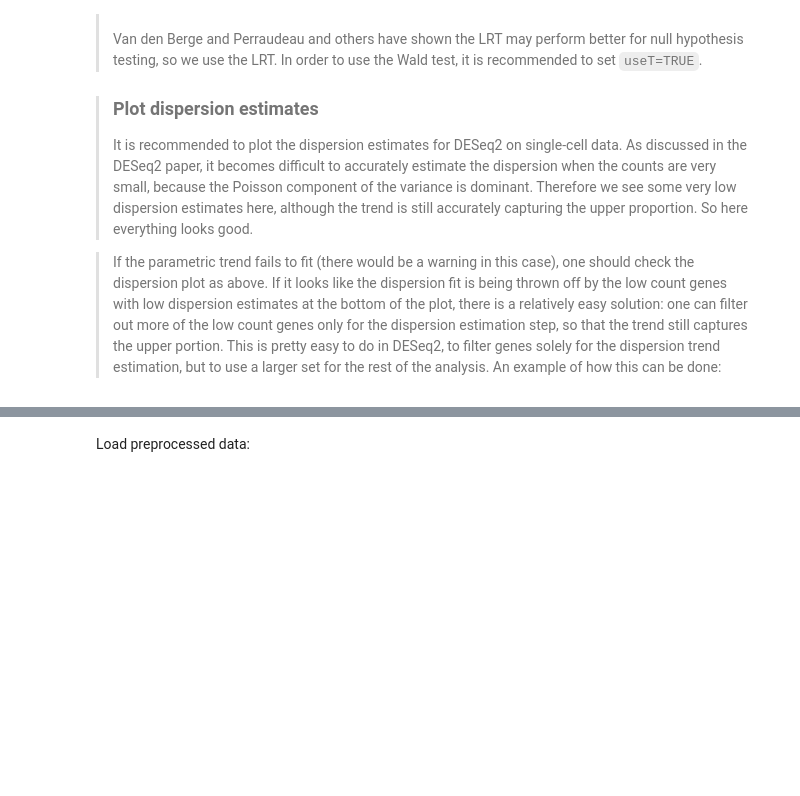
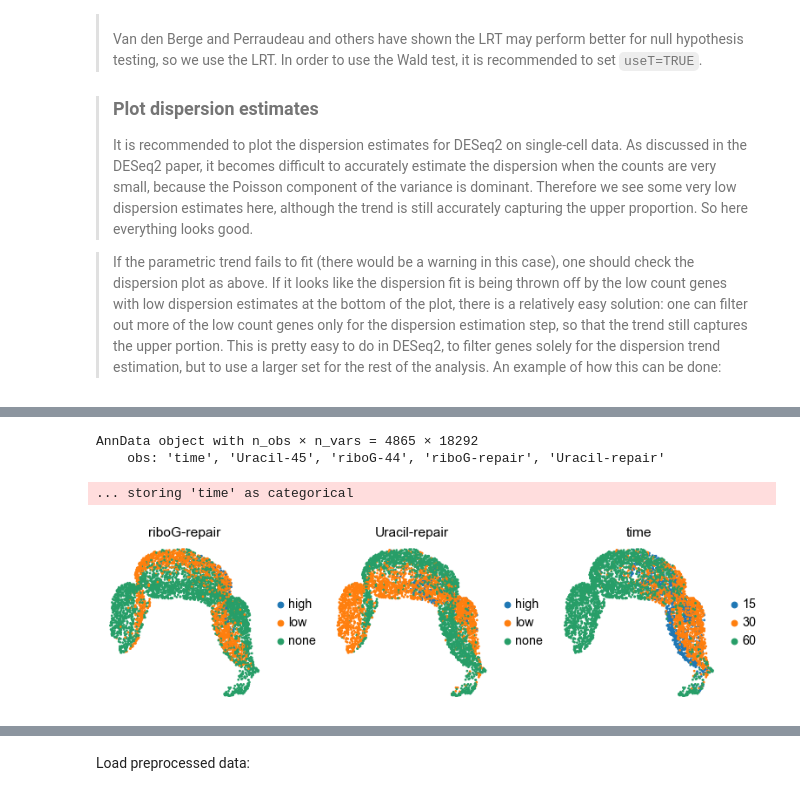
Before and after one commit to abearab/sc-haircut-net, a Jupyter notebook: differential-analysis.ipynb, the cells around one changed output, grey strips where cells are left out. Saved outputs shown, nothing was run; the diff lists cells and outputs as text; code cells hidden in the pictures; blank space fills up the shorter version.

```diff
--- a/differential-analysis.ipynb
+++ b/differential-analysis.ipynb
@@ -60,0 +72,18 @@ https://hbctraining.github.io/scRNA-seq/lessons/pseudobulk_DESeq2_scrnaseq.html
+# %%
+mix = sc.read_h5ad('preprocessing/mix.h5ad.gz')
+
+mix
+# %% [output]
+AnnData object with n_obs × n_vars = 4865 × 18292
+    obs: 'time', 'Uracil-45', 'riboG-44', 'riboG-repair', 'Uracil-repair'
+# %%
+mix_copy = mix
+# %%
+cluster(mix_copy)
+
+mix_copy.obs.time = mix_copy.obs.time.astype('string')
+# %%
+sc.pl.umap(mix_copy, color=['riboG-repair','Uracil-repair','time'])
+# %% [output]
+... storing 'time' as categorical
+[figure, added]
```
Also changed, not shown: parts of 26 cells of this notebook, 1 other file.
